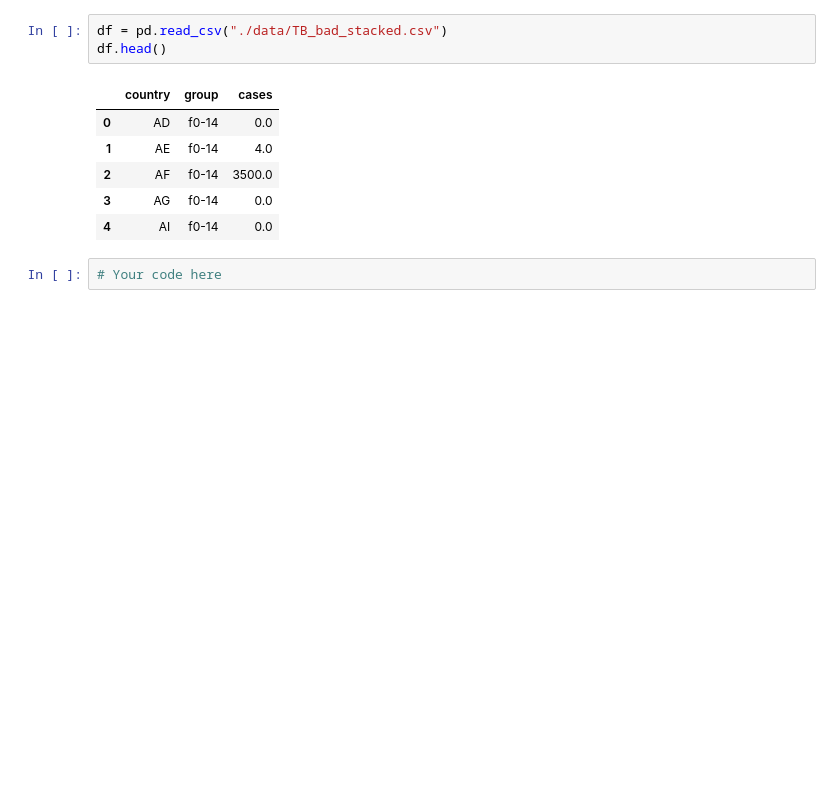
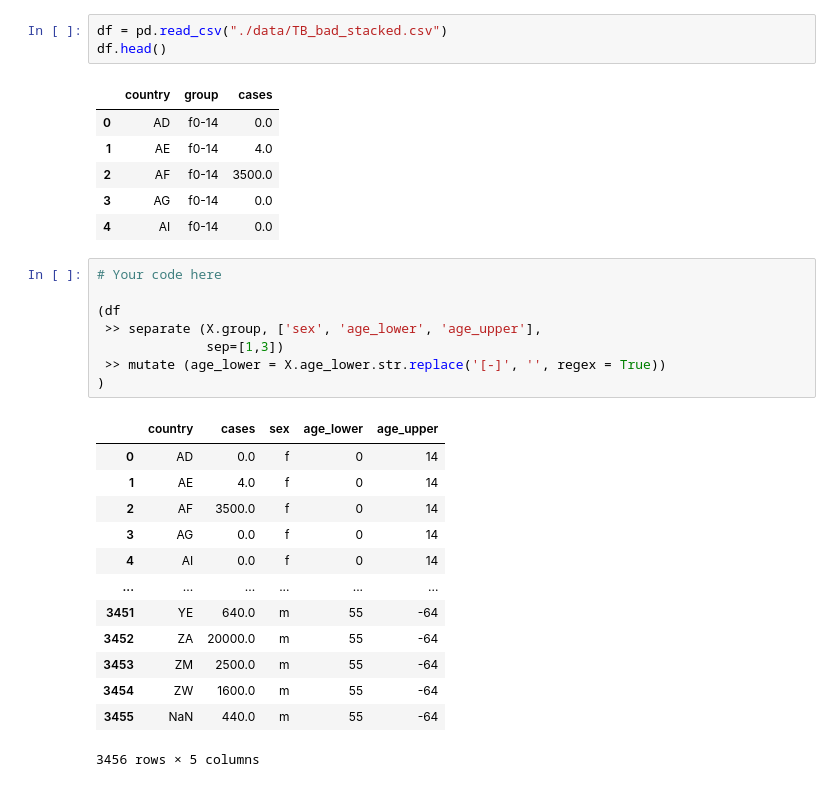
Before and after one commit to mclellanw00/module3_more_about_mutate, a Jupyter notebook: 3_1_string_transformations.ipynb, the cells around one changed output. Saved outputs shown, nothing was run; the diff lists cells and outputs as text; blank space fills up the shorter version.

```diff
--- a/3_1_string_transformations.ipynb
+++ b/3_1_string_transformations.ipynb
@@ -543,5 +539,25 @@ df.head()
 | 2 | AF | f0-14 | 3500.0 |
 | 3 | AG | f0-14 | 0.0 |
 | 4 | AI | f0-14 | 0.0 |
-# %%
-# Your code here
+# %%
+# Your code here
+
+(df
+ >> separate (X.group, ['sex', 'age_lower', 'age_upper'],
+              sep=[1,3])
+ >> mutate (age_lower = X.age_lower.str.replace('[-]', '', regex = True))
+)
+# %% [output]
+|  | country | cases | sex | age_lower | age_upper |
+| 0 | AD | 0.0 | f | 0 | 14 |
+| 1 | AE | 4.0 | f | 0 | 14 |
+| 2 | AF | 3500.0 | f | 0 | 14 |
+| 3 | AG | 0.0 | f | 0 | 14 |
+| 4 | AI | 0.0 | f | 0 | 14 |
+| ... | ... | ... | ... | ... | ... |
+| 3451 | YE | 640.0 | m | 55 | -64 |
+| 3452 | ZA | 20000.0 | m | 55 | -64 |
+| 3453 | ZM | 2500.0 | m | 55 | -64 |
+| 3454 | ZW | 1600.0 | m | 55 | -64 |
+| 3455 | NaN | 440.0 | m | 55 | -64 |
+3456 rows × 5 columns
```
Also changed, not shown: parts of 1 cell of this notebook.
